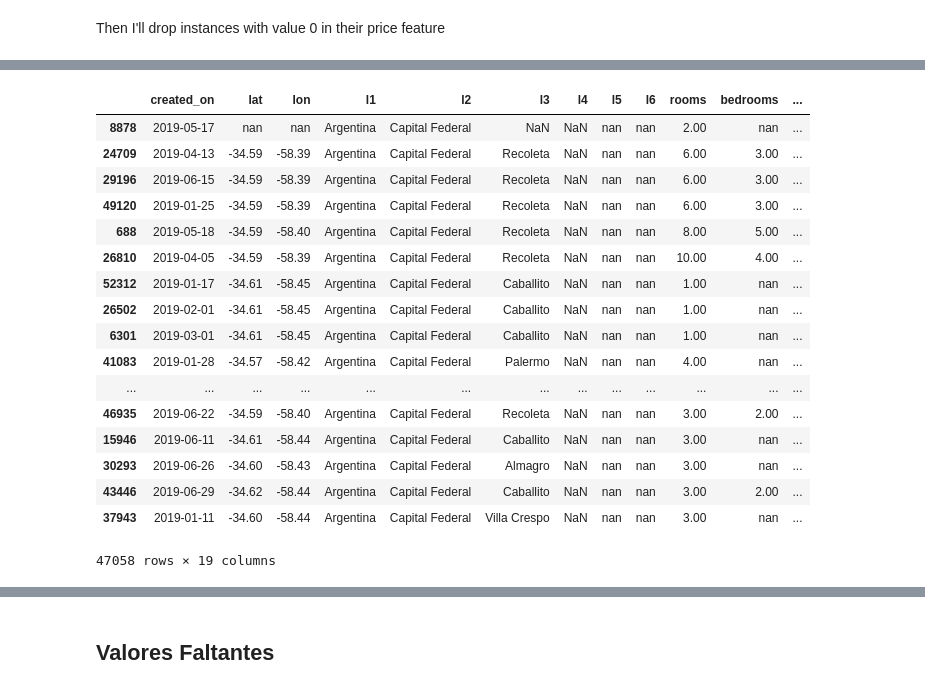
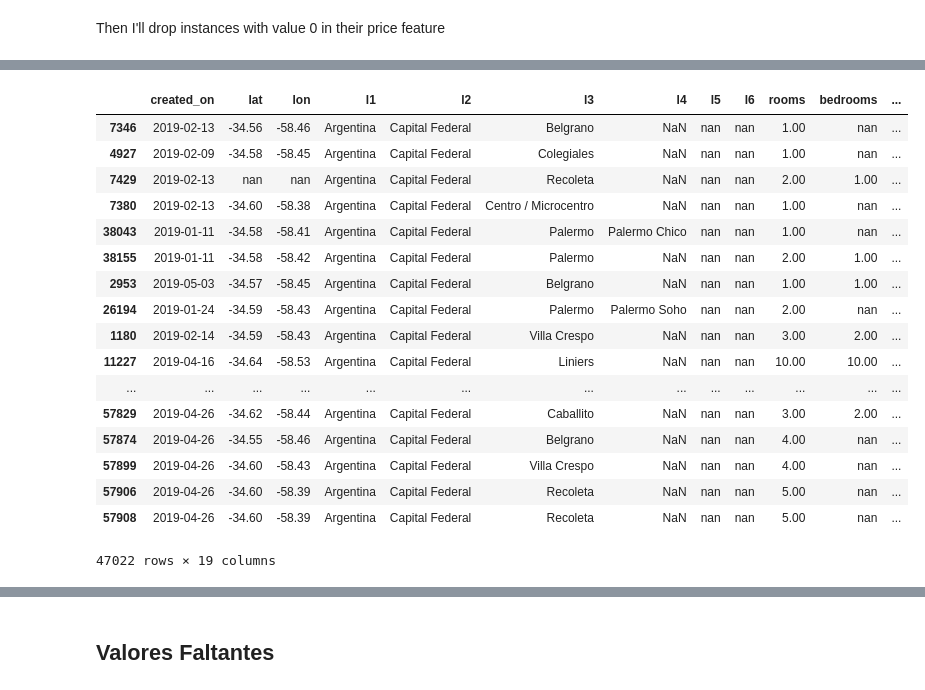
Before and after one commit to mhermida-lab/RealEstate_price_prediction, a Jupyter notebook: Data_analysis.ipynb, the cells around one changed output, grey strips where cells are left out. Saved outputs shown, nothing was run; the diff lists cells and outputs as text; code cells hidden in the pictures.

```diff
--- a/Data_analysis.ipynb
+++ b/Data_analysis.ipynb
@@ -126,0 +148,12 @@ df = df[df['price']!=0]
+# %%
+mask_price_drop = df['price']<12000
+df.drop(df.index[mask_price_drop], inplace=True ) #USD prices below 12000 are rare in Buenos Aires housing market and tend to be an imputing error. Better to drop them to reduce noice from the dataset.
+# %%
+mask_price_drop_ars= df['ars_price']<780000
+df.drop(df.index[mask_price_drop_ars], inplace=True) #same as before but in ARS (USD12000*65=780000)
+# %%
+mask_surfaceprice = (df['surface_total'] <100) & (df['currency'] == 'USD') & (df['price'] >3000000)
+df.loc[mask_surfaceprice,'currency']='ARS' #small apartments cant cost that high so in those cases the currency was wrongly imputed.
+# %%
+df['ars_price'] = df.apply(lambda row: row['price']*65 if row['currency'] == 'USD' else row['price'], axis=1)
+#after replacing some USD values by ARS values I had to recalculate feature ars_price
@@ -139,21 +241,21 @@ Name: ars_price, dtype: float64
 # %%
-df.sort_values(by='ars_price', ascending=False)
+df.sort_values(by='bathrooms', ascending=False)
 # %% [output]
 |  | created_on | lat | lon | l1 | l2 | l3 | l4 | l5 | l6 | rooms | bedrooms | ... |
-| 8878 | 2019-05-17 | nan | nan | Argentina | Capital Federal | NaN | NaN | nan | nan | 2.00 | nan | ... |
-| 24709 | 2019-04-13 | -34.59 | -58.39 | Argentina | Capital Federal | Recoleta | NaN | nan | nan | 6.00 | 3.00 | ... |
-| 29196 | 2019-06-15 | -34.59 | -58.39 | Argentina | Capital Federal | Recoleta | NaN | nan | nan | 6.00 | 3.00 | ... |
-| 49120 | 2019-01-25 | -34.59 | -58.39 | Argentina | Capital Federal | Recoleta | NaN | nan | nan | 6.00 | 3.00 | ... |
-| 688 | 2019-05-18 | -34.59 | -58.40 | Argentina | Capital Federal | Recoleta | NaN | nan | nan | 8.00 | 5.00 | ... |
-| 26810 | 2019-04-05 | -34.59 | -58.39 | Argentina | Capital Federal | Recoleta | NaN | nan | nan | 10.00 | 4.00 | ... |
-| 52312 | 2019-01-17 | -34.61 | -58.45 | Argentina | Capital Federal | Caballito | NaN | nan | nan | 1.00 | nan | ... |
-| 26502 | 2019-02-01 | -34.61 | -58.45 | Argentina | Capital Federal | Caballito | NaN | nan | nan | 1.00 | nan | ... |
-| 6301 | 2019-03-01 | -34.61 | -58.45 | Argentina | Capital Federal | Caballito | NaN | nan | nan | 1.00 | nan | ... |
-| 41083 | 2019-01-28 | -34.57 | -58.42 | Argentina | Capital Federal | Palermo | NaN | nan | nan | 4.00 | nan | ... |
+| 7346 | 2019-02-13 | -34.56 | -58.46 | Argentina | Capital Federal | Belgrano | NaN | nan | nan | 1.00 | nan | ... |
+| 4927 | 2019-02-09 | -34.58 | -58.45 | Argentina | Capital Federal | Colegiales | NaN | nan | nan | 1.00 | nan | ... |
+| 7429 | 2019-02-13 | nan | nan | Argentina | Capital Federal | Recoleta | NaN | nan | nan | 2.00 | 1.00 | ... |
+| 7380 | 2019-02-13 | -34.60 | -58.38 | Argentina | Capital Federal | Centro / Microcentro | NaN | nan | nan | 1.00 | nan | ... |
+| 38043 | 2019-01-11 | -34.58 | -58.41 | Argentina | Capital Federal | Palermo | Palermo Chico | nan | nan | 1.00 | nan | ... |
+| 38155 | 2019-01-11 | -34.58 | -58.42 | Argentina | Capital Federal | Palermo | NaN | nan | nan | 2.00 | 1.00 | ... |
+| 2953 | 2019-05-03 | -34.57 | -58.45 | Argentina | Capital Federal | Belgrano | NaN | nan | nan | 1.00 | 1.00 | ... |
+| 26194 | 2019-01-24 | -34.59 | -58.43 | Argentina | Capital Federal | Palermo | Palermo Soho | nan | nan | 2.00 | nan | ... |
+| 1180 | 2019-02-14 | -34.59 | -58.43 | Argentina | Capital Federal | Villa Crespo | NaN | nan | nan | 3.00 | 2.00 | ... |
+| 11227 | 2019-04-16 | -34.64 | -58.53 | Argentina | Capital Federal | Liniers | NaN | nan | nan | 10.00 | 10.00 | ... |
 | ... | ... | ... | ... | ... | ... | ... | ... | ... | ... | ... | ... | ... |
-| 46935 | 2019-06-22 | -34.59 | -58.40 | Argentina | Capital Federal | Recoleta | NaN | nan | nan | 3.00 | 2.00 | ... |
-| 15946 | 2019-06-11 | -34.61 | -58.44 | Argentina | Capital Federal | Caballito | NaN | nan | nan | 3.00 | nan | ... |
-| 30293 | 2019-06-26 | -34.60 | -58.43 | Argentina | Capital Federal | Almagro | NaN | nan | nan | 3.00 | nan | ... |
-| 43446 | 2019-06-29 | -34.62 | -58.44 | Argentina | Capital Federal | Caballito | NaN | nan | nan | 3.00 | 2.00 | ... |
-| 37943 | 2019-01-11 | -34.60 | -58.44 | Argentina | Capital Federal | Villa Crespo | NaN | nan | nan | 3.00 | nan | ... |
+| 57829 | 2019-04-26 | -34.62 | -58.44 | Argentina | Capital Federal | Caballito | NaN | nan | nan | 3.00 | 2.00 | ... |
+| 57874 | 2019-04-26 | -34.55 | -58.46 | Argentina | Capital Federal | Belgrano | NaN | nan | nan | 4.00 | nan | ... |
+| 57899 | 2019-04-26 | -34.60 | -58.43 | Argentina | Capital Federal | Villa Crespo | NaN | nan | nan | 4.00 | nan | ... |
+| 57906 | 2019-04-26 | -34.60 | -58.39 | Argentina | Capital Federal | Recoleta | NaN | nan | nan | 5.00 | nan | ... |
+| 57908 | 2019-04-26 | -34.60 | -58.39 | Argentina | Capital Federal | Recoleta | NaN | nan | nan | 5.00 | nan | ... |
-47058 rows × 19 columns
+47022 rows × 19 columns
```
Also changed, not shown: parts of 47 cells of this notebook.
